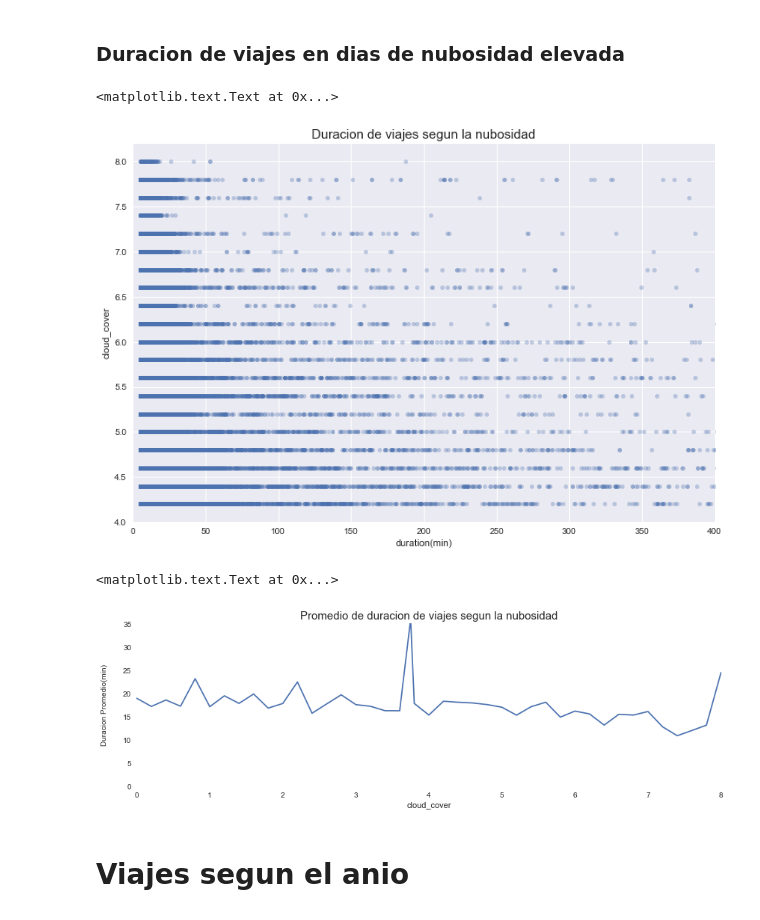
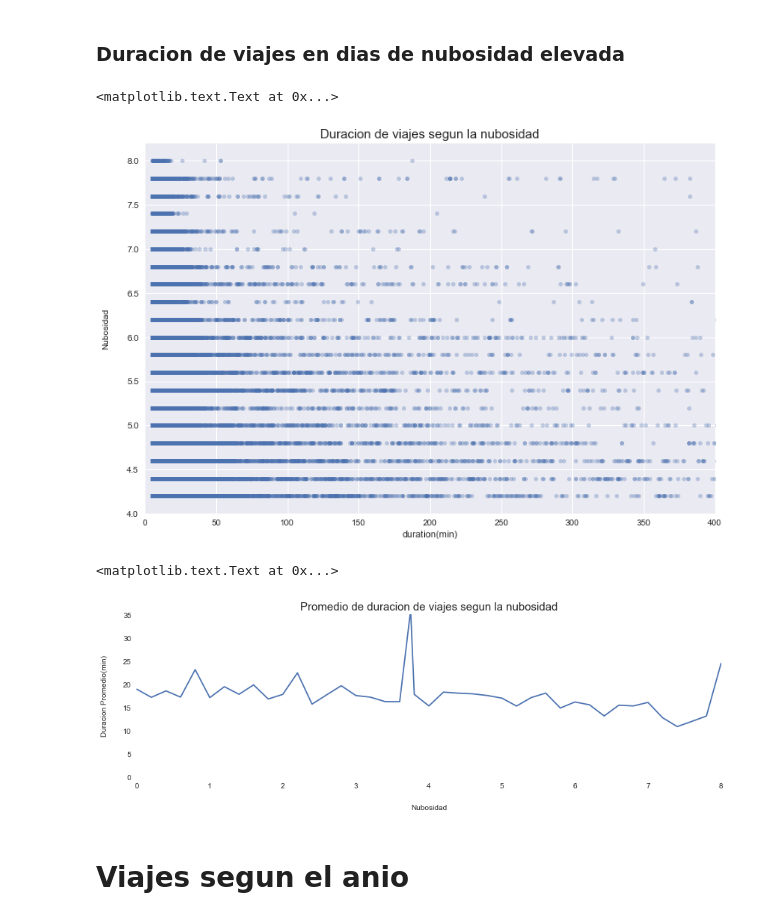
Before and after one commit to hernantain/Analisis-San-Francisco, a Jupyter notebook: analisis.ipynb, the cells around one changed output. Drawn from its saved outputs; the diff is of its cells as text; code cells hidden in the pictures.

```diff
--- a/analisis.ipynb
+++ b/analisis.ipynb
@@ -223,21 +223,23 @@ travels_cloudy = cloudy_stats.loc[cloudy_stats.cloud_cover > 4]
 fig = plt.figure()
 ax = plt.subplot(111)
 travels_cloudy.plot.scatter('duration(min)','cloud_cover',alpha=0.32,figsize=(12,8),ax=ax);
+ax.set_ylabel('Nubosidad',size=10.0,labelpad=20.0)
 ax.set_xlim(0,400);
 ax.set_title('Duracion de viajes segun la nubosidad', fontsize=15)
 # %% [output]
 <matplotlib.text.Text at 0x...>
-[figure, old version]
+[figure, new version]
 # %%
 # Cloud cover vs duration
 ax = cloudy_stats.groupby('cloud_cover').mean()['duration(min)'].plot(figsize=(14,4));
 ax.set_facecolor('white')
 ax.set_ylabel('Duracion Promedio(min)',size=10.0,labelpad=20.0)
+ax.set_xlabel('Nubosidad',size=10.0,labelpad=20.0)
 ax.set_ylim(0,35)
 ax.set_title('Promedio de duracion de viajes segun la nubosidad', fontsize=15)
 # %% [output]
 <matplotlib.text.Text at 0x...>
-[figure, old version]
+[figure, new version]
 # %% [markdown]
 # Viajes segun el anio
 # %%
```
Also changed, not shown: parts of 19 cells of this notebook.
